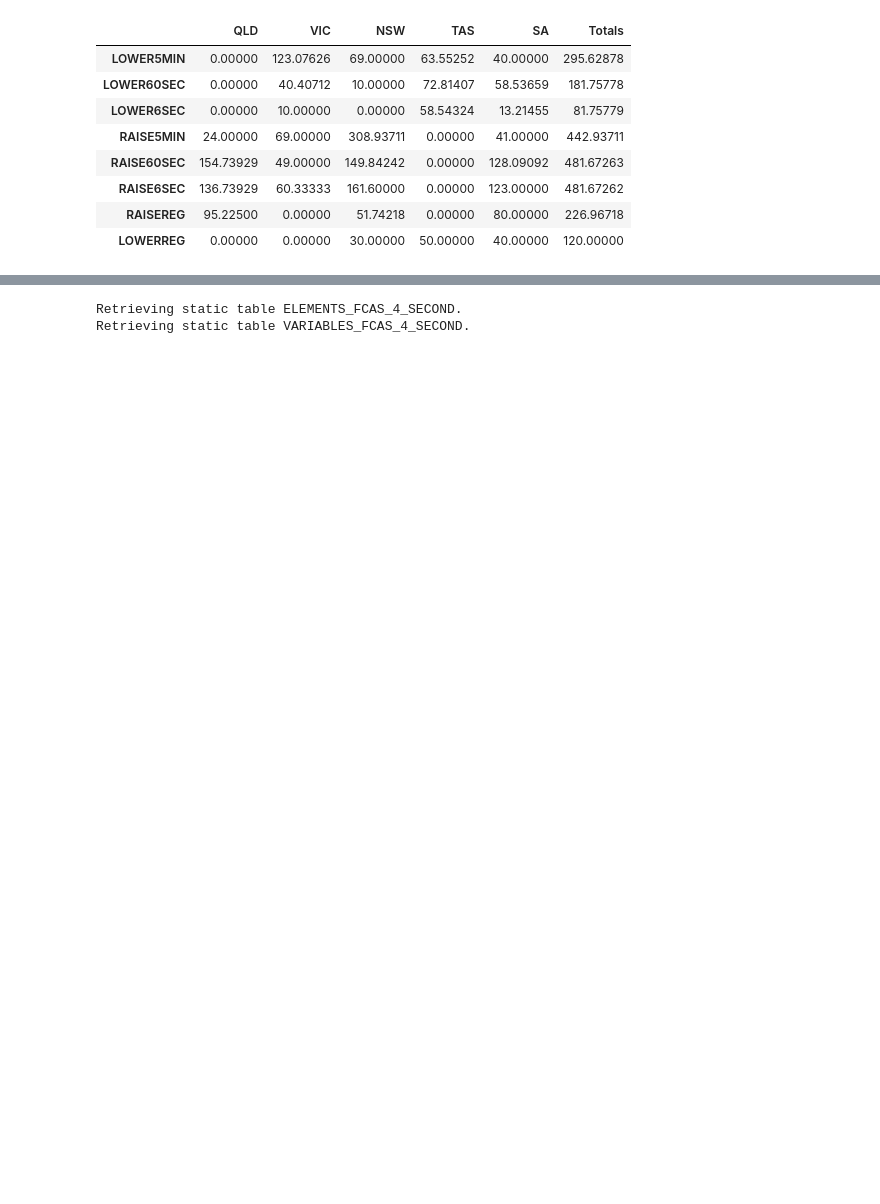
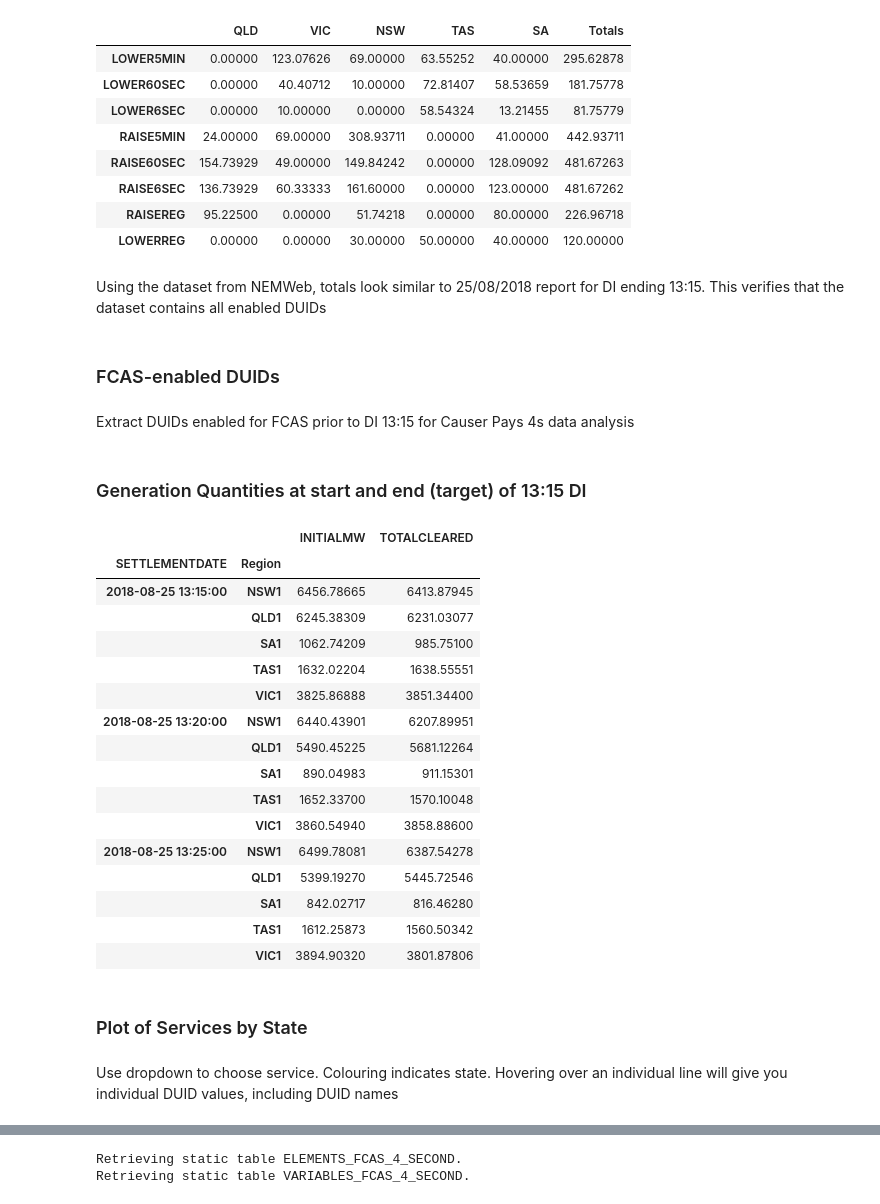
Before and after one commit to Rabscuttler/nem-data-analysis, a Jupyter notebook: incident-25082018/Incident_25082018.ipynb, the cells around one changed output, grey strips where cells are left out. Cells and saved outputs as stored; diff of their text form; code cells hidden in the pictures; blank space fills up the shorter version.

Commit message:
expanded incident analysis up to gen causer pays

```diff
--- a/incident-25082018/Incident_25082018.ipynb
+++ b/incident-25082018/Incident_25082018.ipynb
@@ -32,8 +33,9 @@ jtplot.style()
 # %%
 mapping_loc = os.path.join('..', 'NEM-data')
 data_loc = os.path.join(mapping_loc, 'nemweb_data')
-start_time = '2018/08/25 00:00:00'
-end_time = '2018/08/25 23:59:59'
+fcas_mapping_loc = os.path.join(mapping_loc, 'Gen_FCAS_DUID_Mappings')
+start_time = '2018/08/25 13:09:59'
+end_time = '2018/08/25 13:29:59'
 # %% [markdown]
 # Plot Functions
 # %%
@@ -239,3 +262,9 @@ display.display(state_totals)
 | RAISE6SEC | 136.73929 | 60.33333 | 161.60000 | 0.00000 | 123.00000 | 481.67262 |
 | RAISEREG | 95.22500 | 0.00000 | 51.74218 | 0.00000 | 80.00000 | 226.96718 |
 | LOWERREG | 0.00000 | 0.00000 | 30.00000 | 50.00000 | 40.00000 | 120.00000 |
+# %% [markdown]
+Using the dataset from NEMWeb, totals look similar to 25/08/2018 report for DI ending 13:15. This verifies that the dataset contains all enabled DUIDs
+# %% [markdown]
+### FCAS-enabled DUIDs
+# %% [markdown]
+Extract DUIDs enabled for FCAS prior to DI 13:15 for Causer Pays 4s data analysis
@@ -242,3 +274,32 @@ display.display(state_totals)
+# %% [markdown]
+### Generation Quantities at start and end (target) of 13:15 DI
+# %%
+region_energy = filtered_di.loc[(filtered_di['SETTLEMENTDATE']>='2018-08-25 13:15')
+                                & (filtered_di['INITIALMW'] > 0),
+                                ['SETTLEMENTDATE', 'DUID', 'Region', 'INITIALMW', 'TOTALCLEARED']]
+region_energy.groupby(['SETTLEMENTDATE', 'Region'])[['INITIALMW', 'TOTALCLEARED']].sum()
+# %% [output]
+|  |  | INITIALMW | TOTALCLEARED |
+| SETTLEMENTDATE | Region |  |  |
+| 2018-08-25 13:15:00 | NSW1 | 6456.78665 | 6413.87945 |
+|  | QLD1 | 6245.38309 | 6231.03077 |
+|  | SA1 | 1062.74209 | 985.75100 |
+|  | TAS1 | 1632.02204 | 1638.55551 |
+|  | VIC1 | 3825.86888 | 3851.34400 |
+| 2018-08-25 13:20:00 | NSW1 | 6440.43901 | 6207.89951 |
+|  | QLD1 | 5490.45225 | 5681.12264 |
+|  | SA1 | 890.04983 | 911.15301 |
+|  | TAS1 | 1652.33700 | 1570.10048 |
+|  | VIC1 | 3860.54940 | 3858.88600 |
+| 2018-08-25 13:25:00 | NSW1 | 6499.78081 | 6387.54278 |
+|  | QLD1 | 5399.19270 | 5445.72546 |
+|  | SA1 | 842.02717 | 816.46280 |
+|  | TAS1 | 1612.25873 | 1560.50342 |
+|  | VIC1 | 3894.90320 | 3801.87806 |
+# %% [markdown]
+### Plot of Services by State
+# %% [markdown]
+Use dropdown to choose service. Colouring indicates state. Hovering over an individual line will give you individual DUID values, including DUID names
 # %%
 dd = widgets.Dropdown(
     options=fcas_cols,
```
Also changed, not shown: parts of 42 cells of this notebook.
